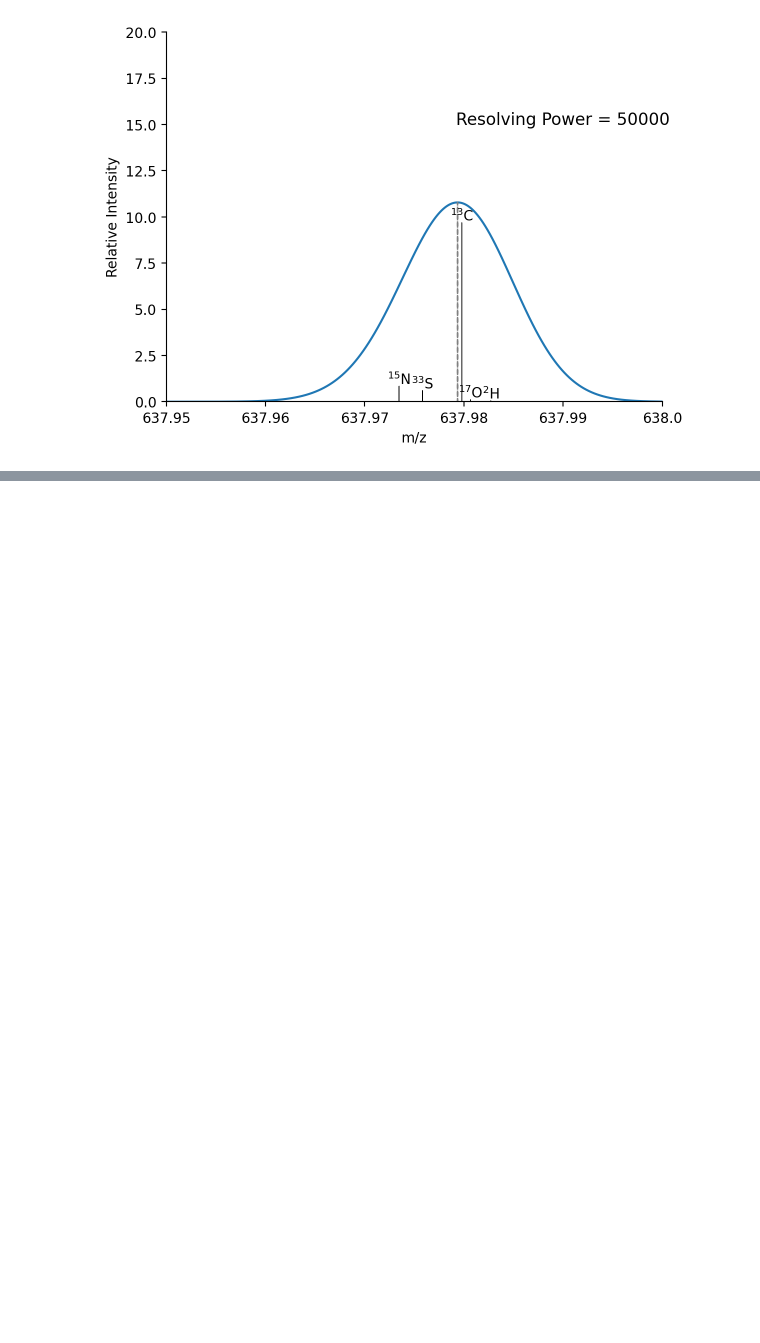
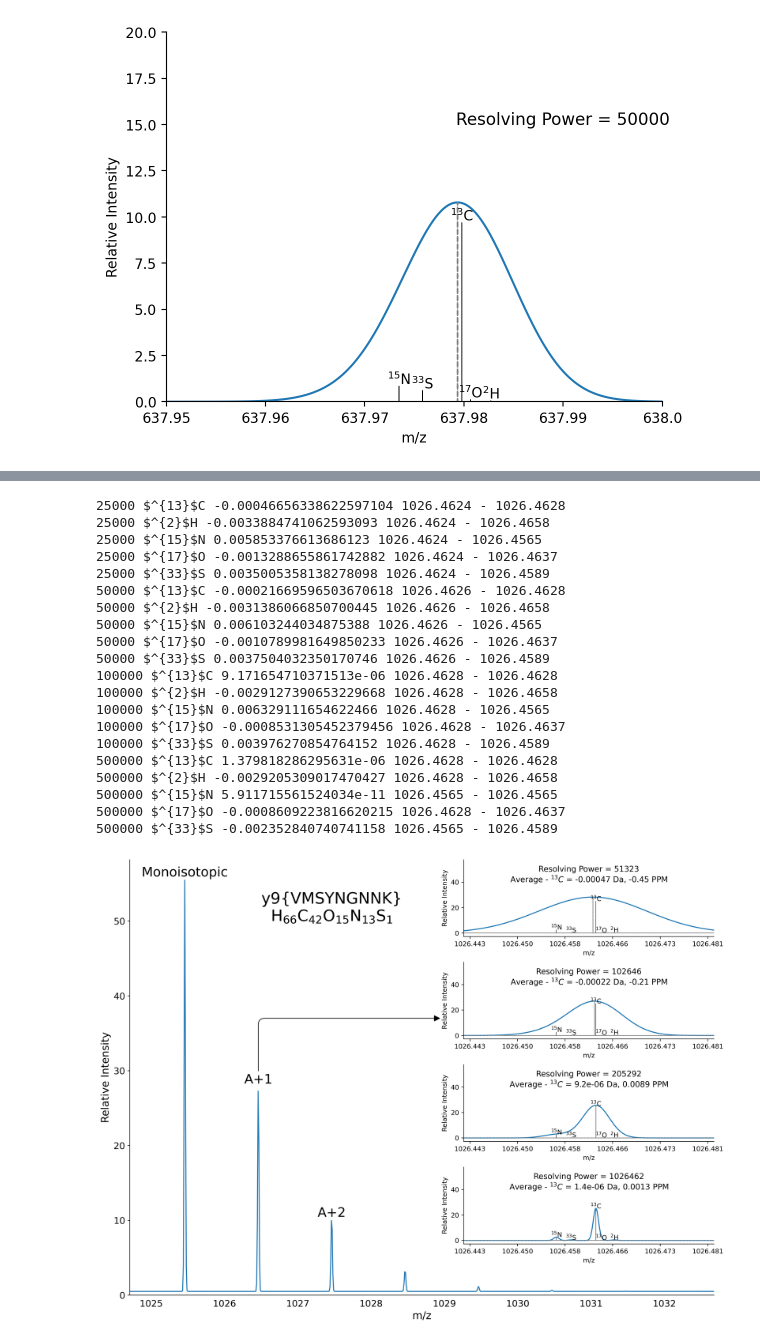
Before and after one commit to HUPO-PSI/mzPAF, a Jupyter notebook: implementations/python/isotopic_fine_structure_graphic.ipynb, the cells around one changed output, grey strips where cells are left out. Drawn from its saved outputs; the diff is of its cells as text; code cells hidden in the pictures; blank space fills up the shorter version.

```diff
--- a/implementations/python/isotopic_fine_structure_graphic.ipynb
+++ b/implementations/python/isotopic_fine_structure_graphic.ipynb
@@ -420,0 +494,77 @@ plt.gca().texts.clear()
+# %%
+gs = plt.GridSpec(9, 11, wspace=1, hspace=1)
+fig = plt.figure(figsize=(16, 12), dpi=180)
+root_ax = fig.add_subplot(gs[:, :])
+
+# Draw the primary isotopic pattern
+a, b = reprofile_fwhm(peaks, 0.02)
+agg_peaks = ms_peak_picker.pick_peaks(a, b)
+
+ms_peak_picker.plot.draw_raw(a, b + 0.5, ax=root_ax)
+root_ax.set_xlim(peaks[0].mz - 0.75, peaks[-1].mz + 0.2)
+root_ax.yaxis.get_major_formatter().set_scientific(False)
+
+# Label the primary isotopic peaks
+root_ax.text(peaks[0].mz, peaks[0].intensity + 1, "Monoisotopic", ha="center", size=20)
+
+root_ax.text(agg_peaks[2].mz, 50, f"y9{{{peptide[6:]}}}\n" + "".join([f"{k}$_{{{v}}}$" for k, v in comp.items()]), size=24, ha='center')
+
+root_ax.annotate(
+    "A+1",
+    (agg_peaks[-2].mz + 1.5, 30 + 7),
+    (agg_peaks[1].mz, agg_peaks[1].intensity + 2),
+    arrowprops=dict(
+        color="black",
+        arrowstyle="-|>",
+        connectionstyle="angle,angleA=90,angleB=0,rad=50",
+    ),
+    size=20,
+    ha="center",
+    va="center",
+)
+
+root_ax.text(agg_peaks[2].mz, agg_peaks[2].intensity + 1, "A+2", ha="center", size=20)
+
+# # Generate insets of varying resolution
+ax = fig.add_subplot(gs[:2, -5:])
+annotate_for_fwhm_conf(0.02, peaks=peaks, agg_peaks=agg_peaks, ax=ax)
+
+ax = fig.add_subplot(gs[2:4, -5:])
+annotate_for_fwhm_conf(0.01, peaks=peaks, agg_peaks=agg_peaks, ax=ax)
+
+ax = fig.add_subplot(gs[4:6, -5:])
+annotate_for_fwhm_conf(0.005, peaks=peaks, agg_peaks=agg_peaks, ax=ax)
+
+ax = fig.add_subplot(gs[6:8, -5:])
+annotate_for_fwhm_conf(0.001, peaks=peaks, agg_peaks=agg_peaks, ax=ax)
+
+root_ax.set_xlabel(root_ax.get_xlabel(), size=16)
+root_ax.set_ylabel("Relative Intensity", size=16)
+
+for f in root_ax.get_xticklabels():
+    f.set_size(14)
+
+for f in root_ax.get_yticklabels():
+    f.set_size(14)
+# %% [output]
+25000 $^{13}$C -0.00046656338622597104 1026.4624 - 1026.4628
+25000 $^{2}$H -0.0033884741062593093 1026.4624 - 1026.4658
+25000 $^{15}$N 0.005853376613686123 1026.4624 - 1026.4565
+25000 $^{17}$O -0.0013288655861742882 1026.4624 - 1026.4637
+25000 $^{33}$S 0.0035005358138278098 1026.4624 - 1026.4589
+50000 $^{13}$C -0.00021669596503670618 1026.4626 - 1026.4628
+50000 $^{2}$H -0.0031386066850700445 1026.4626 - 1026.4658
+50000 $^{15}$N 0.006103244034875388 1026.4626 - 1026.4565
+50000 $^{17}$O -0.0010789981649850233 1026.4626 - 1026.4637
+50000 $^{33}$S 0.0037504032350170746 1026.4626 - 1026.4589
+100000 $^{13}$C 9.171654710371513e-06 1026.4628 - 1026.4628
+100000 $^{2}$H -0.0029127390653229668 1026.4628 - 1026.4658
+100000 $^{15}$N 0.006329111654622466 1026.4628 - 1026.4565
+100000 $^{17}$O -0.0008531305452379456 1026.4628 - 1026.4637
+100000 $^{33}$S 0.003976270854764152 1026.4628 - 1026.4589
+500000 $^{13}$C 1.379818286295631e-06 1026.4628 - 1026.4628
+500000 $^{2}$H -0.0029205309017470427 1026.4628 - 1026.4658
+500000 $^{15}$N 5.911715561524034e-11 1026.4565 - 1026.4565
+500000 $^{17}$O -0.0008609223816620215 1026.4628 - 1026.4637
+500000 $^{33}$S -0.002352840740741158 1026.4565 - 1026.4589
+[figure, added]
```
Also changed, not shown: parts of 7 cells of this notebook, 2 other files.
